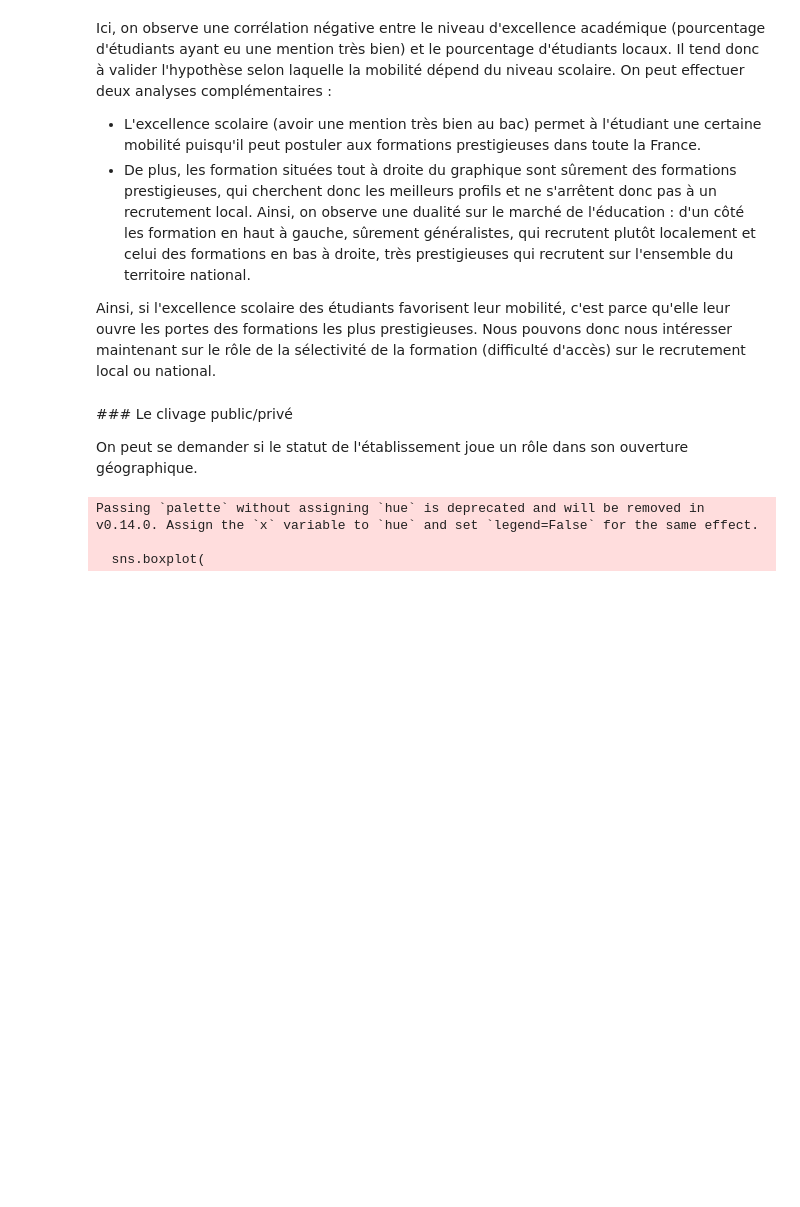
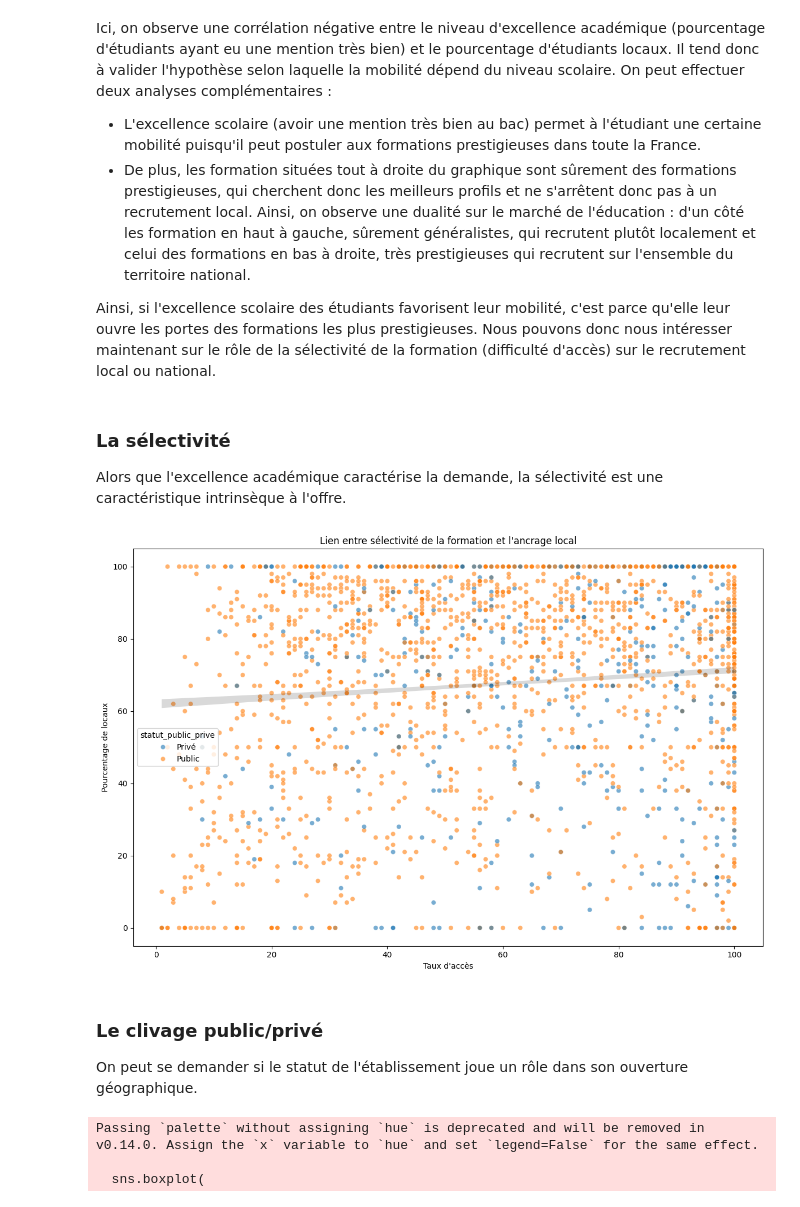
Before and after one commit to elise-m1/Projet-python-data-science, a Jupyter notebook: main.ipynb, the cells around one changed output. Saved outputs shown, nothing was run; the diff lists cells and outputs as text; code cells hidden in the pictures; blank space fills up the shorter version.

Commit message:
Changement de l'ordre pour mettre sélectivité après excellence + début sélectivité

```diff
--- a/main.ipynb
+++ b/main.ipynb
@@ -363,8 +364,41 @@ Ici, on observe une corrélation négative entre le niveau d'excellence académi
 Ainsi, on observe une dualité sur le marché de l'éducation : d'un côté les formation en haut à gauche, sûrement généralistes, qui recrutent plutôt localement et celui des formations en bas à droite, très prestigieuses qui recrutent sur l'ensemble du territoire national.
 
 Ainsi, si l'excellence scolaire des étudiants favorisent leur mobilité, c'est parce qu'elle leur ouvre les portes des formations les plus prestigieuses. Nous pouvons donc nous intéresser maintenant sur le rôle de la sélectivité de la formation (difficulté d'accès) sur le recrutement local ou national.
+# %% [markdown]
+<a id="selectivite"></a>
+### La sélectivité
+
+Alors que l'excellence académique caractérise la demande, la sélectivité est une caractéristique intrinsèque à l'offre.
+# %%
+plt.figure(figsize=(12,8))
+sns.scatterplot(
+    data=df.sample(2000, random_state=42),
+    x="taux_acces_clean",
+    y="part_bac_ac",
+    hue="statut_public_prive",
+    alpha=0.6
+)
+
+sns.regplot(
+    data=df,
+    x="taux_acces_clean",
+    y="part_bac_ac",
+    scatter=False,
+    color="black",
+    line_kws={"linestyle":""}
+)
+
+plt.title("Lien entre sélectivité de la formation et l'ancrage local")
+plt.xlabel("Taux d'accès")
+plt.ylabel("Pourcentage de locaux")
+
+plt.tight_layout()
+plt.show()
+# %% [output]
+[figure, added]
 # %% [markdown]
-<a id="public_prive"></a> ### Le clivage public/privé
+<a id="public_prive"></a>
+### Le clivage public/privé
 
 On peut se demander si le statut de l'établissement joue un rôle dans son ouverture géographique.
 # %%
```
Also changed, not shown: parts of 4 cells of this notebook.
